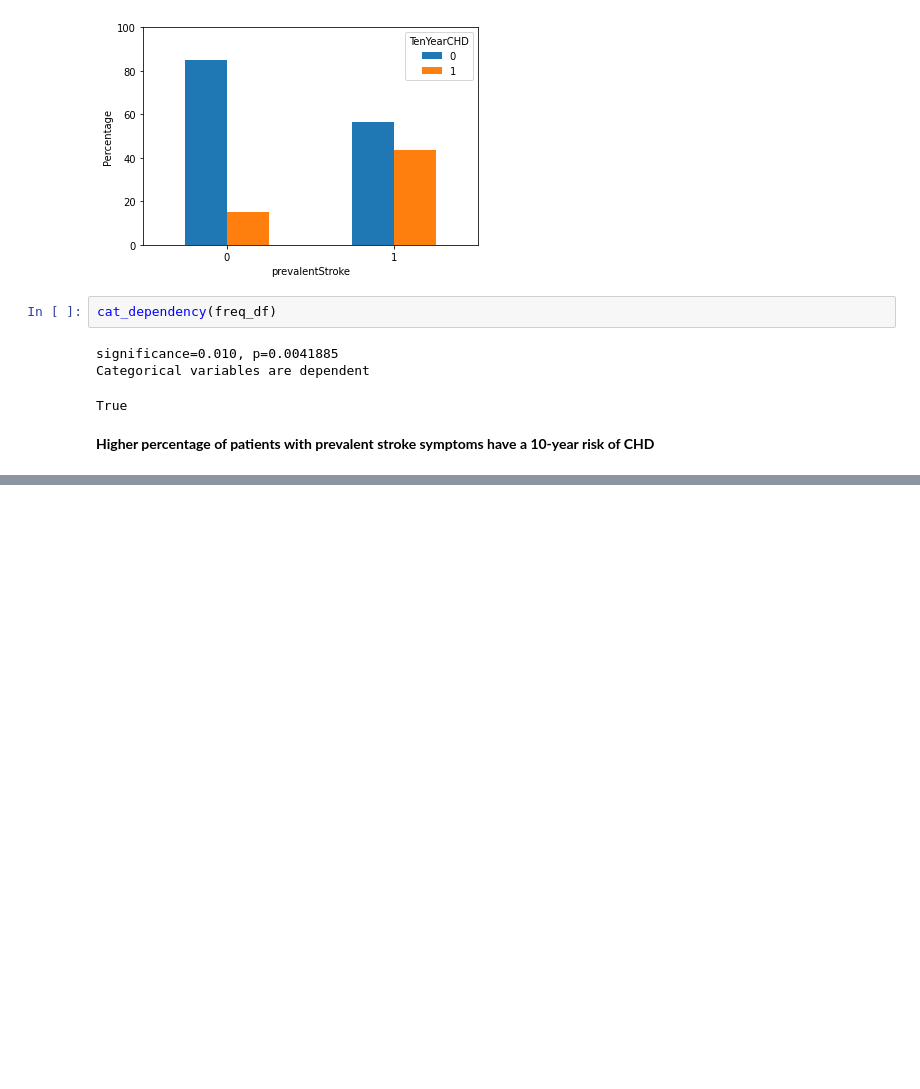
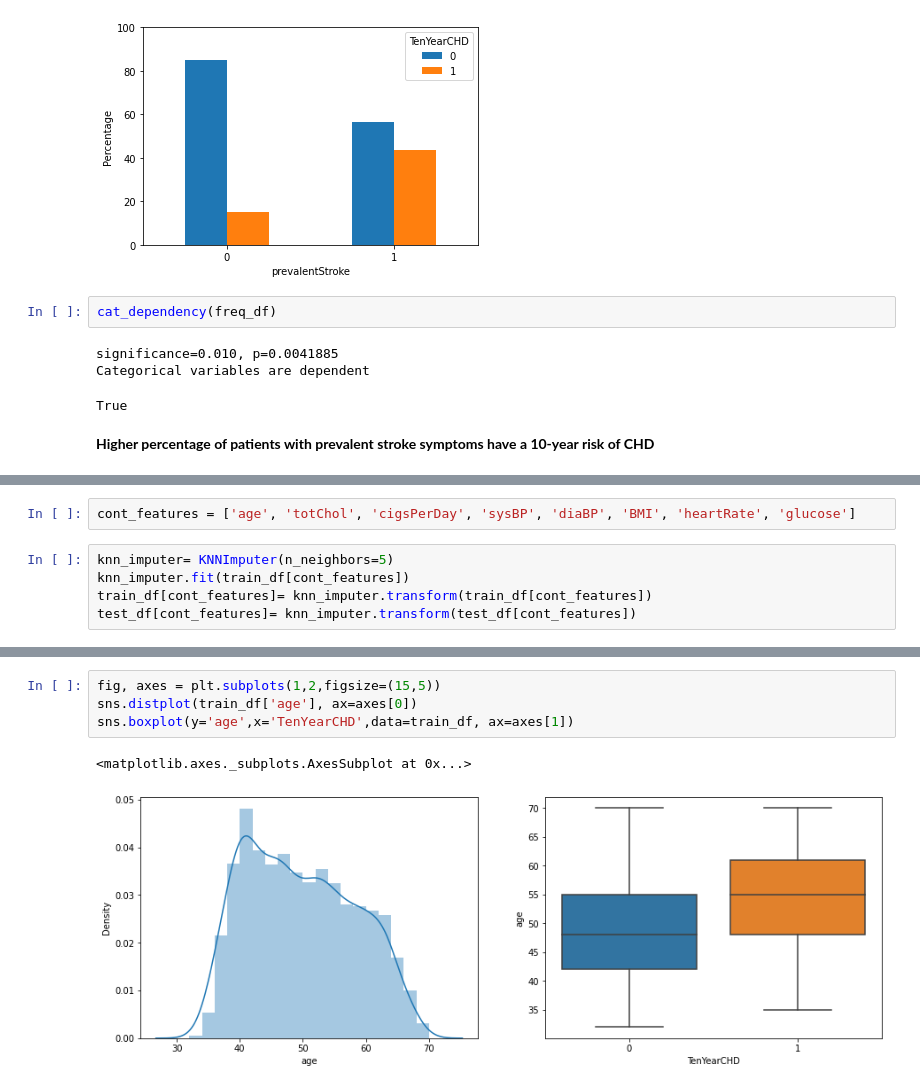
Before and after one commit to Kanika211/Cardiovascular_risk_prediction, a Jupyter notebook: Cardiovascular_risk_prediction.ipynb, the cells around one changed output, grey strips where cells are left out. Cells and saved outputs as stored; diff of their text form; blank space fills up the shorter version.

```diff
--- a/Cardiovascular_risk_prediction.ipynb
+++ b/Cardiovascular_risk_prediction.ipynb
@@ -291,0 +342,7 @@ True
+# %%
+cont_features = ['age', 'totChol', 'cigsPerDay', 'sysBP', 'diaBP', 'BMI', 'heartRate', 'glucose']
+# %%
+knn_imputer= KNNImputer(n_neighbors=5)
+knn_imputer.fit(train_df[cont_features])
+train_df[cont_features]= knn_imputer.transform(train_df[cont_features])
+test_df[cont_features]= knn_imputer.transform(test_df[cont_features])
@@ -291,0 +357,7 @@ True
+# %%
+fig, axes = plt.subplots(1,2,figsize=(15,5))
+sns.distplot(train_df['age'], ax=axes[0])
+sns.boxplot(y='age',x='TenYearCHD',data=train_df, ax=axes[1])
+# %% [output]
+<matplotlib.axes._subplots.AxesSubplot at 0x...>
+[figure, added]
```
Also changed, not shown: parts of 23 cells of this notebook.
